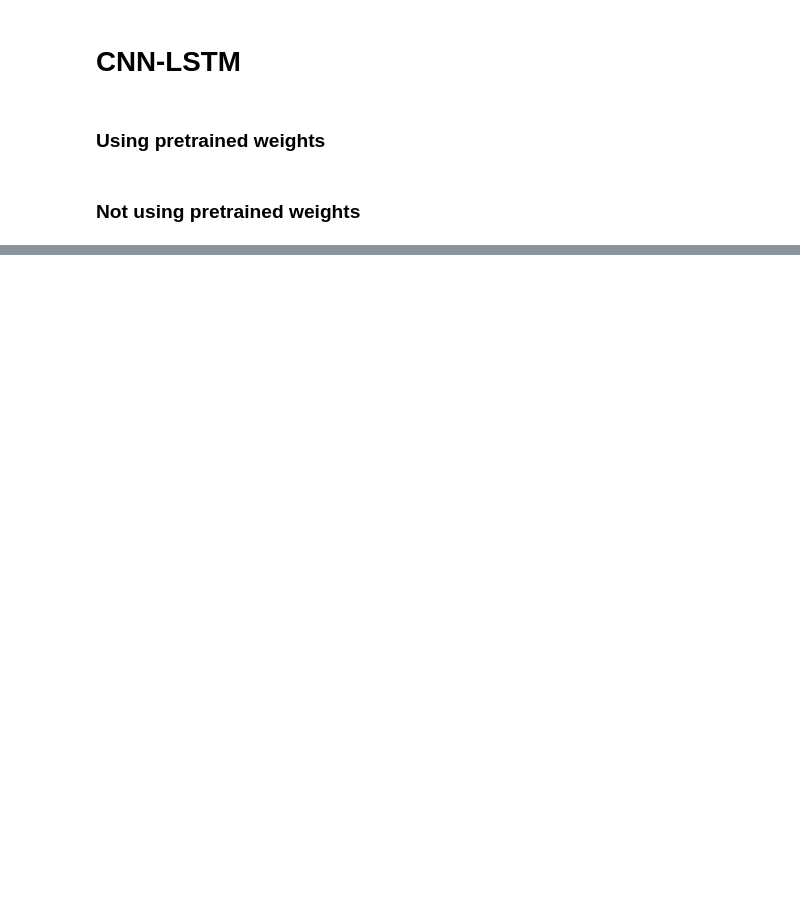
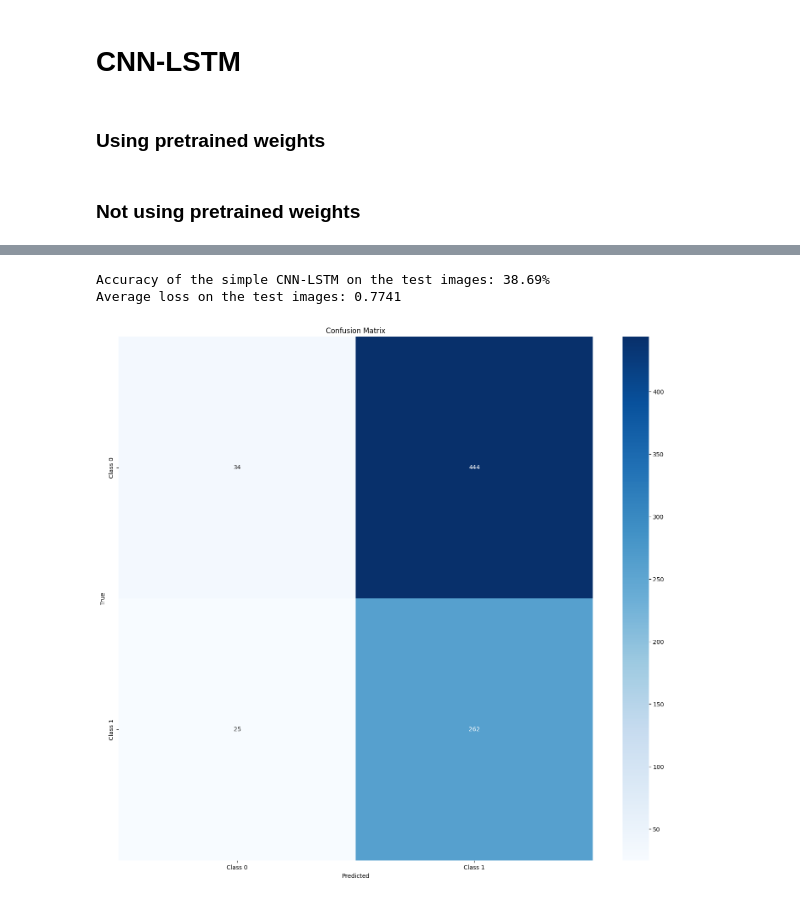
Before and after one commit to yasty-sanchez/ADHD_fMRI_DL, a Jupyter notebook: experiments.ipynb, the cells around one changed output, grey strips where cells are left out. Cells and saved outputs as stored; diff of their text form; code cells hidden in the pictures; blank space fills up the shorter version.

Commit message:
Modified autoencoder channels

```diff
--- a/experiments.ipynb
+++ b/experiments.ipynb
@@ -890,10 +889,7 @@ all_labels = []
 all_preds = []
 
 with torch.no_grad():
-    for inputs, labels in testloader:
-        inputs_reduced = torch.mean(inputs, dim=-1)
-        inputs = inputs_reduced
-
+    for inputs, labels in test_loader:
         # Send inputs and labels to the device (GPU if available)
         inputs, labels = inputs.to(device), labels.to(device)
 
@@ -917,7 +913,7 @@ with torch.no_grad():
 
 # Calculate accuracy and average loss
 accuracy = 100 * correct / total
-average_loss = total_loss / len(testloader)
+average_loss = total_loss / len(test_loader)
 
 # Calculate confusion matrix
 conf_matrix = confusion_matrix(all_labels, all_preds)
@@ -963,7 +959,7 @@ class SimpleCNNLSTM(nn.Module):
         # print(f"Convolution output shape: {conv_output_shape}")
 
         # Extract available dimensions for reshaping
-        channels, new_height, new_width, new_depth = conv_output_shape
+        batch_size, channels, new_height, new_width, new_depth = conv_output_shape
 
         # Calculate the LSTM input size
         lstm_input_size = channels * new_height * new_width
@@ -985,8 +981,8 @@ class SimpleCNNLSTM(nn.Module):
 # Model without pretrained weights
 simple_cnnlstm = SimpleCNNLSTM(hidden_size=128, num_classes=2).to(device)
 
-criterion = nn.CrossEntropyLoss()
-optimizer = torch.optim.SGD(simple_cnnlstm.parameters(), lr=0.001, momentum=0.9)
+criterion = nn.CrossEntropyLoss(weight=class_weights)
+optimizer = torch.optim.SGD(simple_cnnlstm.parameters(), lr=0.001)
 # %%
 # Training loop
 
@@ -1000,10 +996,7 @@ for epoch in range(num_epochs):
     all_labels = []
     all_preds = []
 
-    for batch_idx, (inputs, labels) in enumerate(trainloader):
-        inputs_reduced = torch.mean(inputs, dim=-1)
-        inputs = inputs_reduced
-
+    for batch_idx, (inputs, labels) in enumerate(train_loader):
         # Send inputs and labels to the device (GPU if available)
         inputs, labels = inputs.to(device), labels.to(device)
 
@@ -1031,7 +1024,7 @@ for epoch in range(num_epochs):
 
     # Calculate training accuracy and average loss for the epoch
     train_accuracy = accuracy_score(all_labels, all_preds)
-    avg_train_loss = total_loss / len(trainloader)
+    avg_train_loss = total_loss / len(train_loader)
 
     print(f'Epoch [{epoch+1}/{num_epochs}], Train Loss: {avg_train_loss:.4f}, Train Accuracy: {train_accuracy:.4f}')
 
@@ -1042,9 +1035,8 @@ for epoch in range(num_epochs):
     val_preds = []
 
     with torch.no_grad():
-        for val_inputs, val_labels_batch in valloader:
-            val_inputs_reduced = torch.mean(val_inputs, dim=-1)
-            val_inputs = val_inputs_reduced.to(device)
+        for val_inputs, val_labels_batch in val_loader:
+            val_inputs = val_inputs.to(device)
             val_labels_batch = val_labels_batch.to(device)
 
             # Forward pass for validation data
@@ -1058,7 +1050,7 @@ for epoch in range(num_epochs):
             val_preds.extend(val_preds_batch.cpu().numpy())
 
     # Calculate validation accuracy and average loss
-    avg_val_loss = val_loss / len(valloader)
+    avg_val_loss = val_loss / len(val_loader)
     val_accuracy = accuracy_score(val_labels, val_preds)
 
     print(f'Epoch [{epoch+1}/{num_epochs}], Val Loss: {avg_val_loss:.4f}, Val Accuracy: {val_accuracy:.4f}')
@@ -1070,7 +1062,7 @@ for epoch in range(num_epochs):
         print(f'Model saved at epoch {epoch+1} with validation loss: {avg_val_loss:.4f}')
 
     # Save the model after each epoch
-    torch.save(simple_cnnlstm.state_dict(), f'simple_cnnlstm_epoch{epoch}.pt')
+    torch.save(simple_cnnlstm.state_dict(), f'simple_cnnlstm_epoch{epoch+1}.pt')
 
 # Save the final trained model
 torch.save(simple_cnnlstm.state_dict(), 'simple_cnnlstm_final.pt')
@@ -1096,10 +1093,7 @@ all_labels = []
 all_preds = []
 
 with torch.no_grad():
-    for inputs, labels in testloader:
-        inputs_reduced = torch.mean(inputs, dim=-1)
-        inputs = inputs_reduced
-
+    for inputs, labels in test_loader:
         # Send inputs and labels to the device (GPU if available)
         inputs, labels = inputs.to(device), labels.to(device)
 
@@ -1112,31 +1106,35 @@ with torch.no_grad():
 
         loss = criterion(output, labels)
 
         total_loss += loss.item()
         _, predicted = torch.max(output, 1)
         total += labels.size(0)
         correct += (predicted == labels).sum().item()
 
         # Store predictions and labels for confusion matrix
         all_labels.extend(labels.cpu().numpy())
         all_preds.extend(predicted.cpu().numpy())
 
 # Calculate accuracy and average loss
 accuracy = 100 * correct / total
-average_loss = total_loss / len(testloader)
+average_loss = total_loss / len(test_loader)
 
 # Calculate confusion matrix
 conf_matrix = confusion_matrix(all_labels, all_preds)
 
 # Plot confusion matrix using seaborn
 fig, ax = plt.subplots(figsize=(18, 16))
 sns.heatmap(conf_matrix, annot=True, fmt="d", cmap="Blues", ax=ax,
             xticklabels=[f'Class {i}' for i in range(num_classes)],
             yticklabels=[f'Class {i}' for i in range(num_classes)])
 ax.set_xlabel('Predicted')
 ax.set_ylabel('True')
 ax.set_title('Confusion Matrix')
 
 # Print accuracy and average loss
 print(f'Accuracy of the simple CNN-LSTM on the test images: {accuracy:.2f}%')
 print(f'Average loss on the test images: {average_loss:.4f}')
+# %% [output]
+Accuracy of the simple CNN-LSTM on the test images: 38.69%
+Average loss on the test images: 0.7741
+[figure, added]
```
Also changed, not shown: parts of 16 cells of this notebook, 1 other file.
